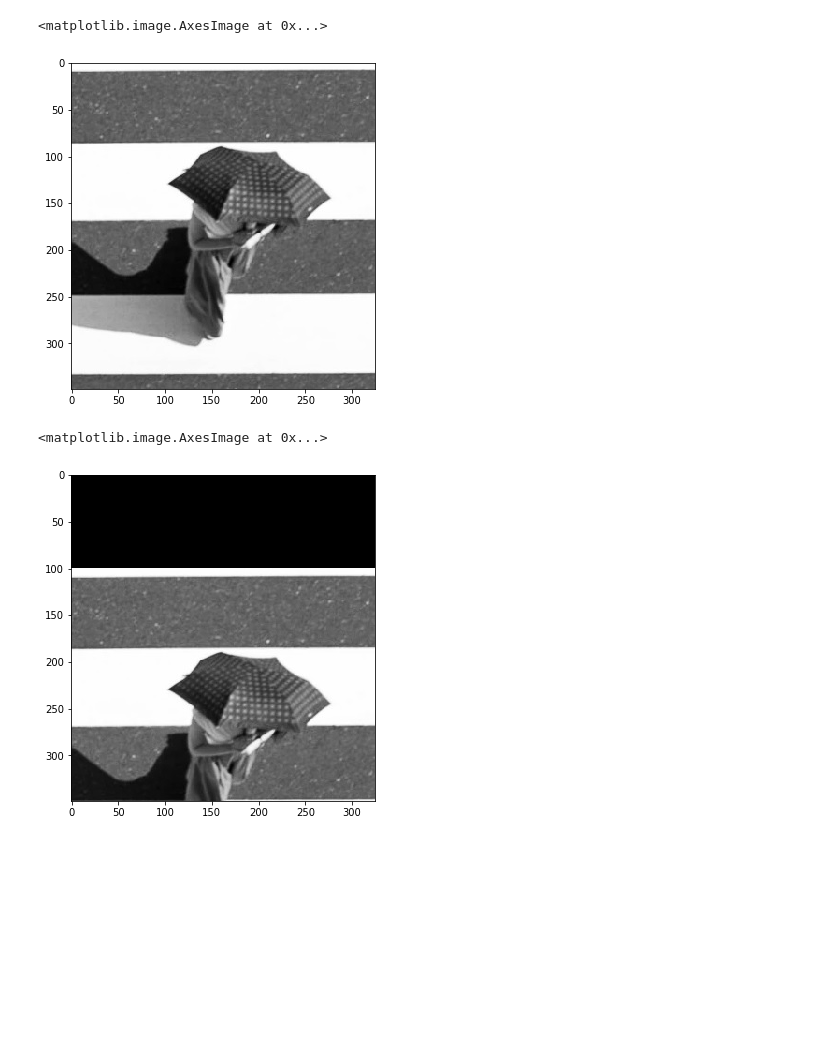
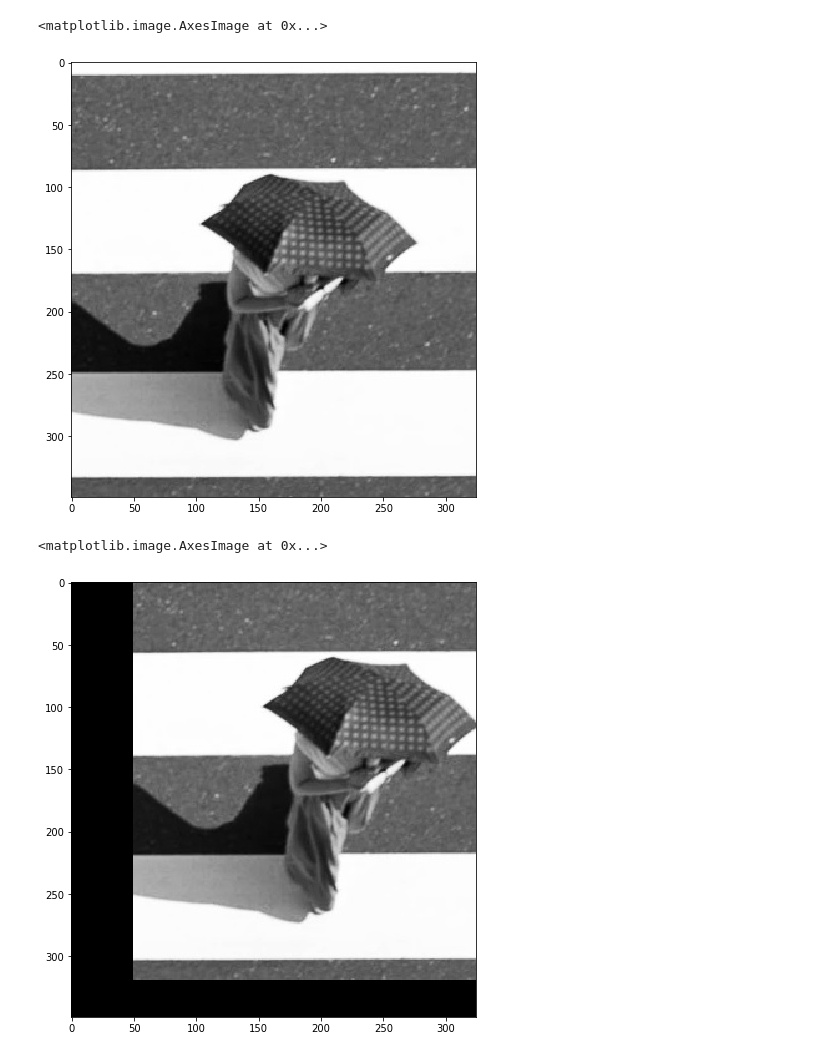
Before and after one commit to JosephGolubchik/cv_e3, a Jupyter notebook: cv_ex3.ipynb, the cells around one changed output. Drawn from its saved outputs; the diff is of its cells as text; code cells hidden in the pictures; blank space fills up the shorter version.

```diff
--- a/cv_ex3.ipynb
+++ b/cv_ex3.ipynb
@@ -2,23 +2,12 @@
 import numpy as np
 import cv2
 import matplotlib.pyplot as plt
-plt.rcParams['figure.figsize'] = [10, 6]
+from datetime import datetime
+plt.rcParams['figure.figsize'] = [16, 8]
 # %%
 img = cv2.imread('umbrella.jpg',0)
 # img = cv2.cvtColor(img, cv2.COLOR_BGR2RGB)
 plt.imshow(img,'gray')
 # %% [output]
 <matplotlib.image.AxesImage at 0x...>
-[figure, old version]
+[figure, new version]
-# %%
-diff_i = 100
-img2 = np.zeros(img.shape,dtype=int)
-for i in range(img2.shape[0]):
-    for j in range(img2.shape[1]):
-        n_i = i - diff_i
-        if(n_i < 0) or (n_i > img2.shape[0]-1):
-            img2[i,j] = 0
-#         if(n_j < 0) or (n_j > img2.shape[1]-1):
-#             img2[i,j] = 0
-        else:
-            img2[i,j] = img[n_i,j]
@@ -25,5 +44,5 @@ for i in range(img2.shape[0]):
 # %%
-plt.imshow(img2,'gray')
+plt.imshow(translateImg(img,50,-30),'gray')
 # %% [output]
 <matplotlib.image.AxesImage at 0x...>
-[figure, old version]
+[figure, new version]
```
Also changed, not shown: parts of 31 cells of this notebook, 1 other file.
